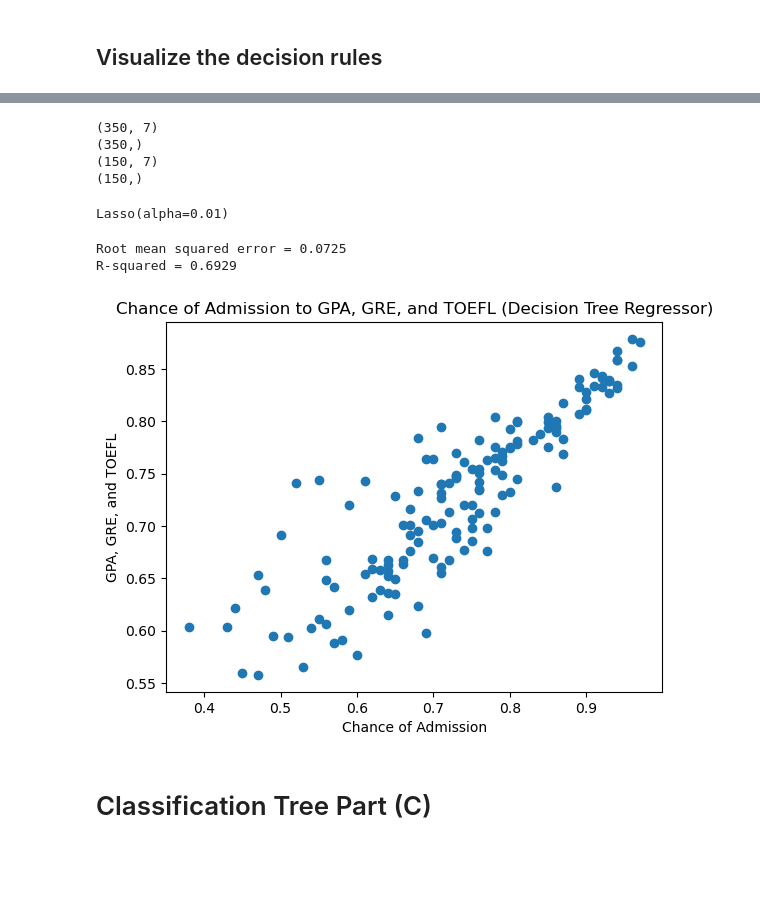
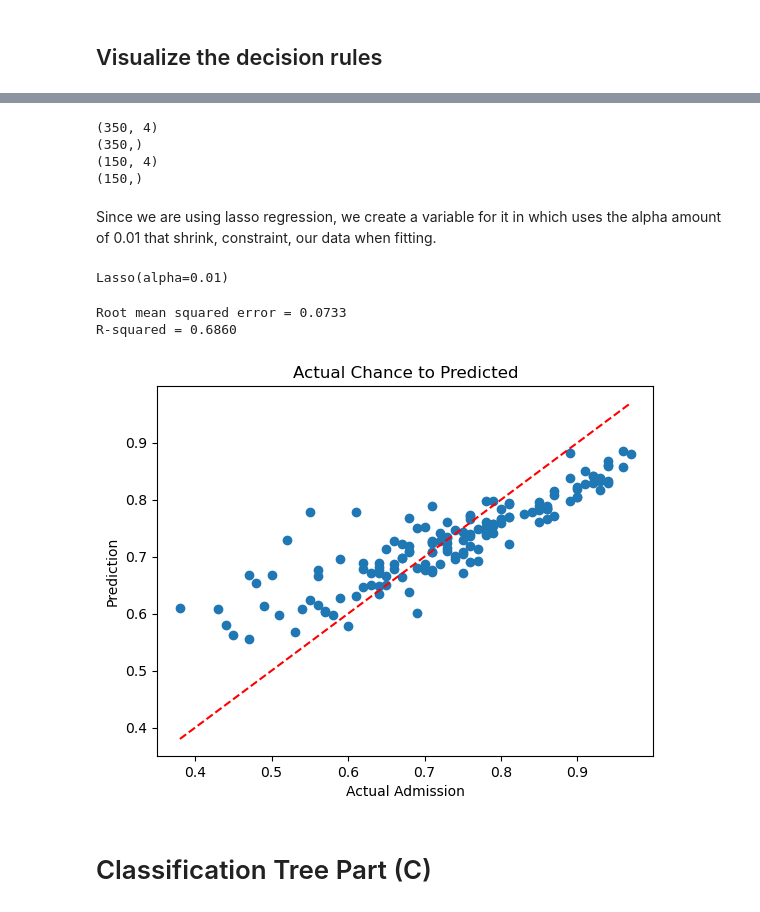
Before and after one commit to OtaSteven/CSC177_Proj, a Jupyter notebook: Linear_Regression/linear_regression.ipynb, the cells around one changed output, grey strips where cells are left out. Saved outputs shown, nothing was run; the diff lists cells and outputs as text; code cells hidden in the pictures; blank space fills up the shorter version.

Commit message:
Finished Linear_regression project

```diff
--- a/Linear_Regression/linear_regression.ipynb
+++ b/Linear_Regression/linear_regression.ipynb
@@ -768,6 +782,6 @@ dtype: int64
 500 rows × 9 columns
 # %%
-x = admission_Data.drop(columns=['Chance of Admit', 'Serial No.'])
+x = admission_Data.drop(columns=['Chance of Admit', 'Serial No.', 'SOP', 'LOR', 'Research'])
 y = admission_Data['Chance of Admit']
 x_train5, x_test5, y_train5, y_test5 = train_test_split(x, y, test_size=0.30, random_state=10)
 print(x_train5.shape)
@@ -775,10 +789,12 @@ print(y_train5.shape)
 print(x_test5.shape)
 print(y_test5.shape)
 # %% [output]
-(350, 7)
+(350, 4)
 (350,)
-(150, 7)
+(150, 4)
 (150,)
+# %% [markdown]
+Since we are using lasso regression, we create a variable for it in which uses the alpha amount of 0.01 that shrink, constraint, our data when fitting.
 # %%
 from sklearn import linear_model
 lasso_reg = linear_model.Lasso
@@ -792,25 +808,17 @@ y_pred_test5 = lasso_model.predict(x_test5)
 # %%
 print("Root mean squared error = %.4f" % np.sqrt(mean_squared_error(y_test5, y_pred_test5)))
 print('R-squared = %.4f' % r2_score(y_test5, y_pred_test5))
-
-# X_grid = np.arange(min(x), max(x), 0.01)
-
-# reshape for reshaping the data into
-# a len(X_grid)*1 array, i.e. to make
-# a column out of the X_grid values
-
-# X_grid = X_grid.reshape((len(X_grid), 1))
-
 plt.scatter(y_test5, y_pred_test5)
+plt.plot([min(y_test5), max(y_test5)], [min(y_test5), max(y_test5)], color='red', linestyle='--')
 # plt.plot(y_test4, y_pred_test4, color = 'red')
-plt.title('Chance of Admission to GPA, GRE, and TOEFL (Decision Tree Regressor)')
-plt.xlabel('Chance of Admission')
-plt.ylabel('GPA, GRE, and TOEFL')
+plt.title('Actual Chance to Predicted')
+plt.xlabel('Actual Admission')
+plt.ylabel('Prediction')
 plt.show()
 # %% [output]
-Root mean squared error = 0.0725
-R-squared = 0.6929
+Root mean squared error = 0.0733
+R-squared = 0.6860
-[figure, old version]
+[figure, new version]
 # %% [markdown]
 # Classification Tree Part (C)
 # %% [markdown]
```
Also changed, not shown: parts of 79 cells of this notebook, 1 other file.
